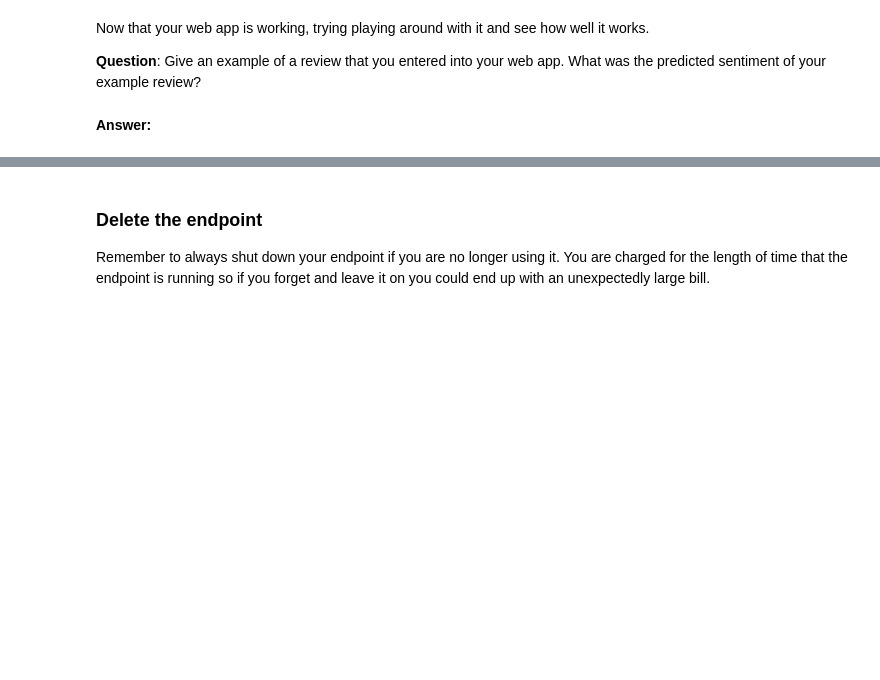
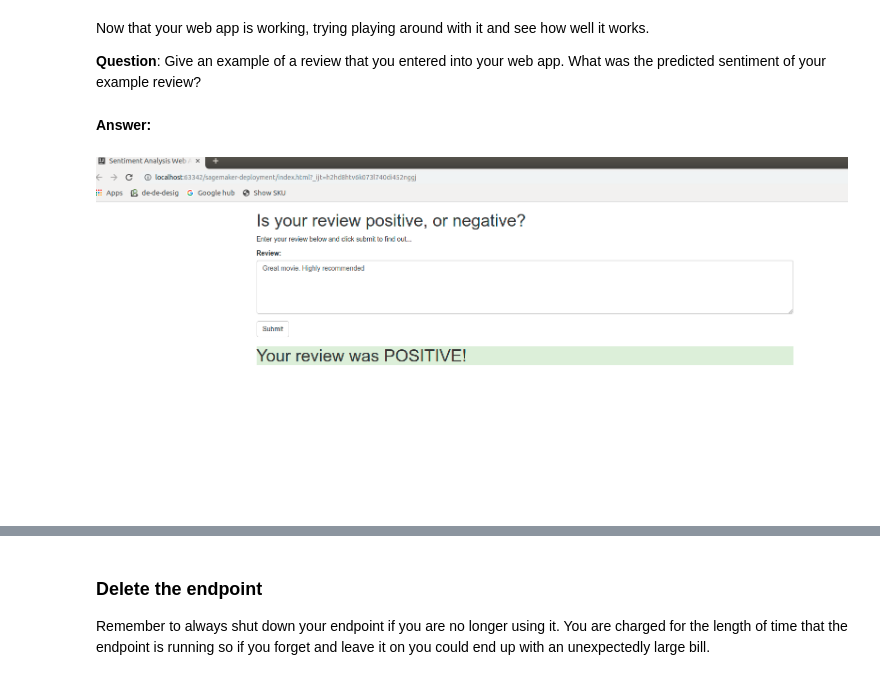
Before and after one commit to petersiemen/sagemaker-deployment, a Jupyter notebook: notebooks/SageMaker Project.ipynb, the cells around one changed output, grey strips where cells are left out. Drawn from its saved outputs; the diff is of its cells as text; code cells hidden in the pictures; blank space fills up the shorter version.

```diff
--- a/notebooks/SageMaker Project.ipynb
+++ b/notebooks/SageMaker Project.ipynb
@@ -898,3 +915,8 @@ Now that your web app is working, trying playing around with it and see how well
 **Question**: Give an example of a review that you entered into your web app. What was the predicted sentiment of your example review?
 # %% [markdown]
 **Answer:**
+# %%
+from IPython.display import Image
+Image('./screenshots/positive_1.png')
+# %% [output]
+[figure, added]
```
Also changed, not shown: parts of 25 cells of this notebook, 10 other files.
